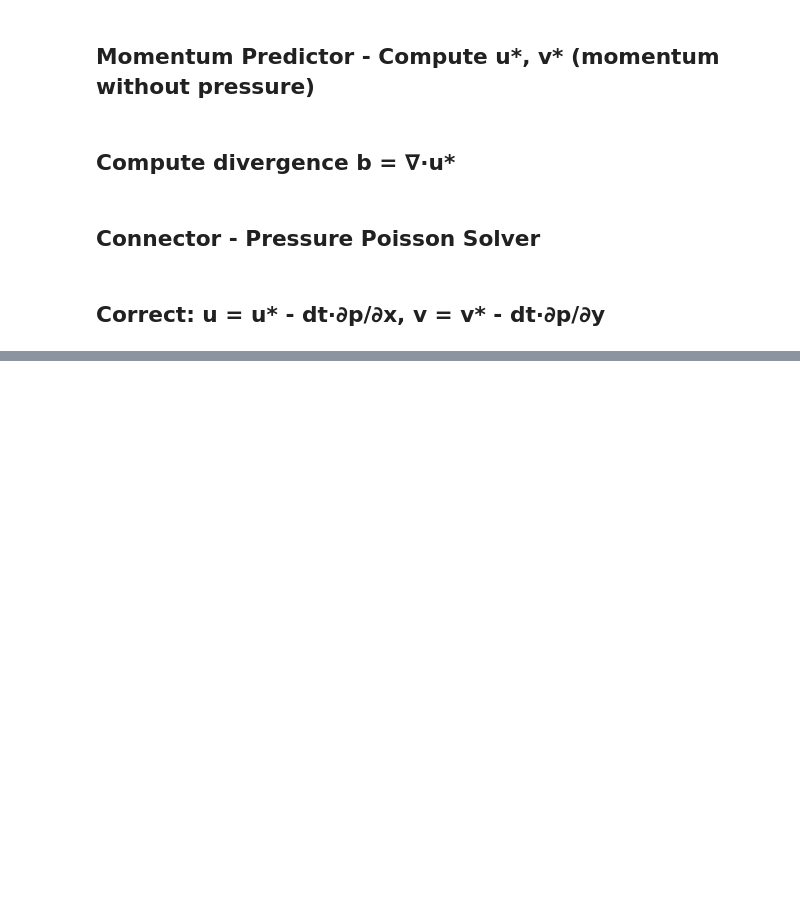
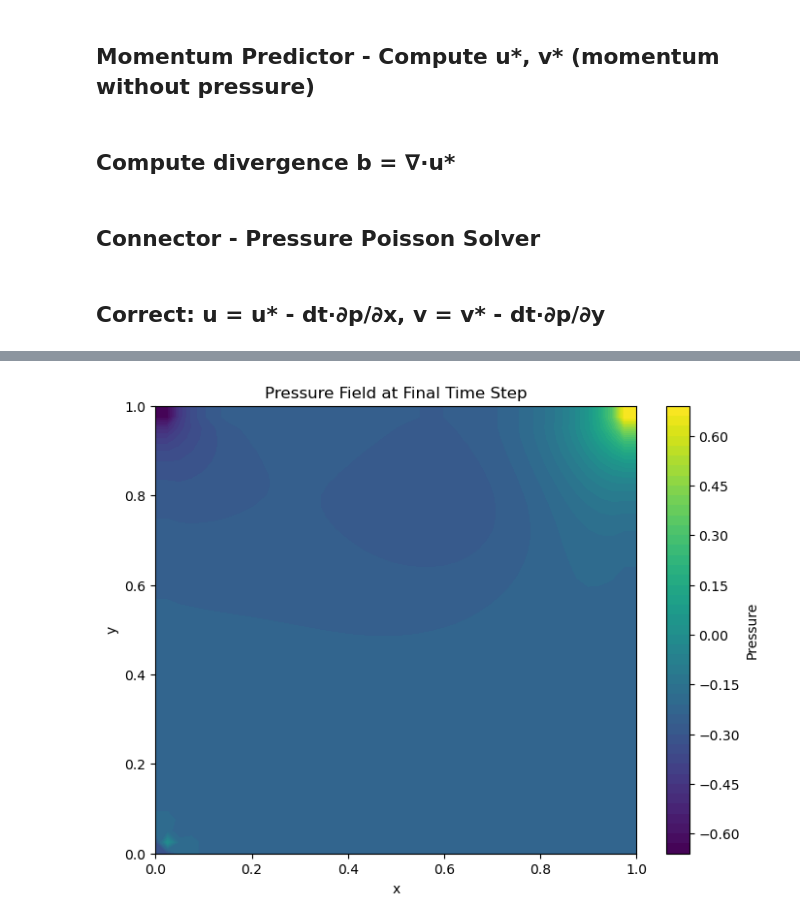
Before and after one commit to harishragul/cfd, a Jupyter notebook: exercise/lid_driven_cavity.ipynb, the cells around one changed output, grey strips where cells are left out. Drawn from its saved outputs; the diff is of its cells as text; code cells hidden in the pictures; blank space fills up the shorter version.

```diff
--- a/exercise/lid_driven_cavity.ipynb
+++ b/exercise/lid_driven_cavity.ipynb
@@ -163,0 +251,13 @@ def pressure_poisson_connector(u_star, v_star, p, dx, dy, dt, rho=1.0, max_iter=
+# %%
+# Pressure Field Visualization
+plt.figure(figsize=(8, 6))
+plt.title("Pressure Field at Final Time Step")
+plt.contourf(X, Y, p, levels=50, cmap='viridis')
+plt.colorbar(label='Pressure')
+plt.xlabel('x')
+plt.ylabel('y')
+plt.xlim(0, L)
+plt.ylim(0, L)
+plt.show()
+# %% [output]
+[figure, added]
```
Also changed, not shown: parts of 11 cells of this notebook, 3 other files.
